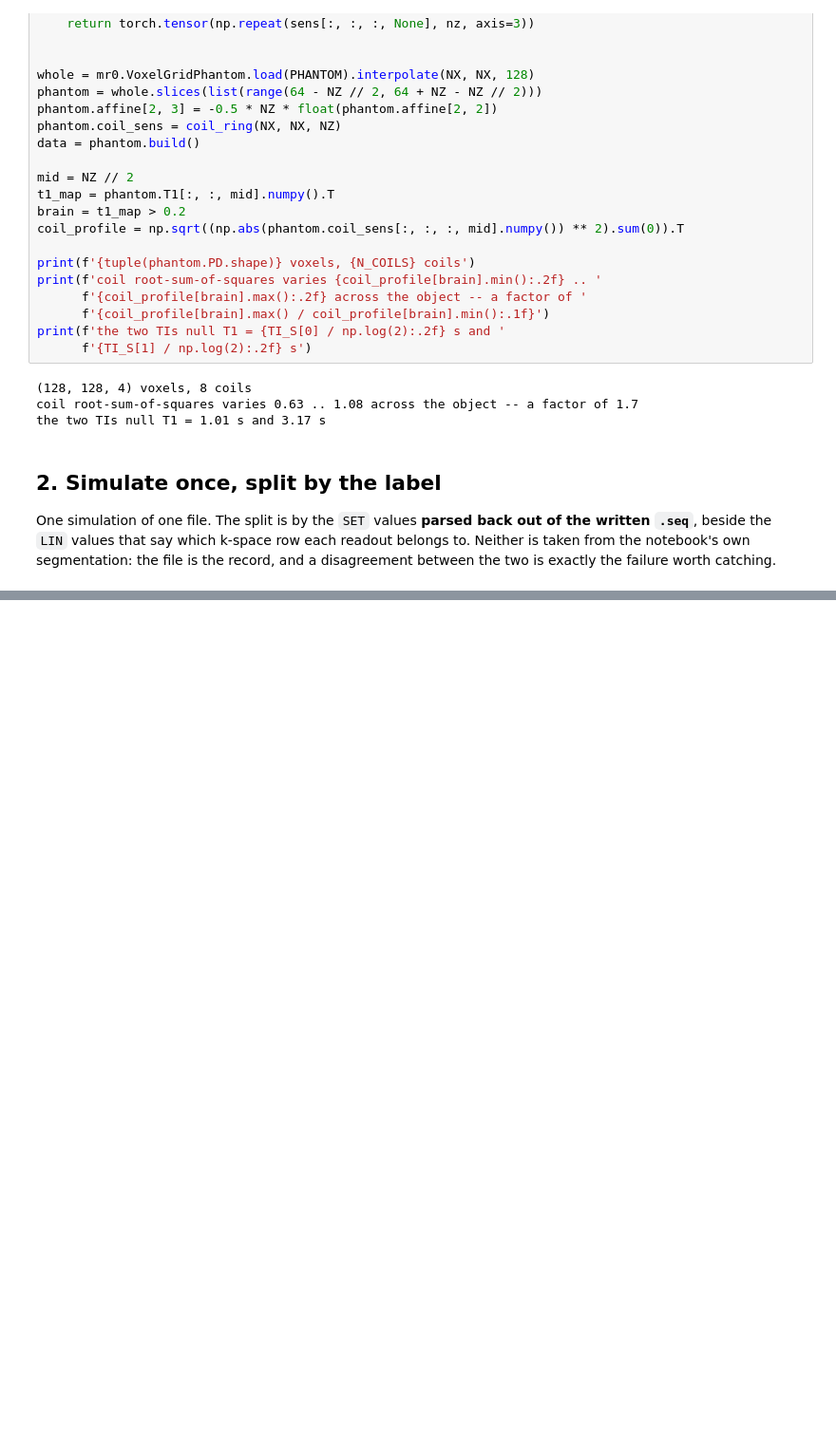
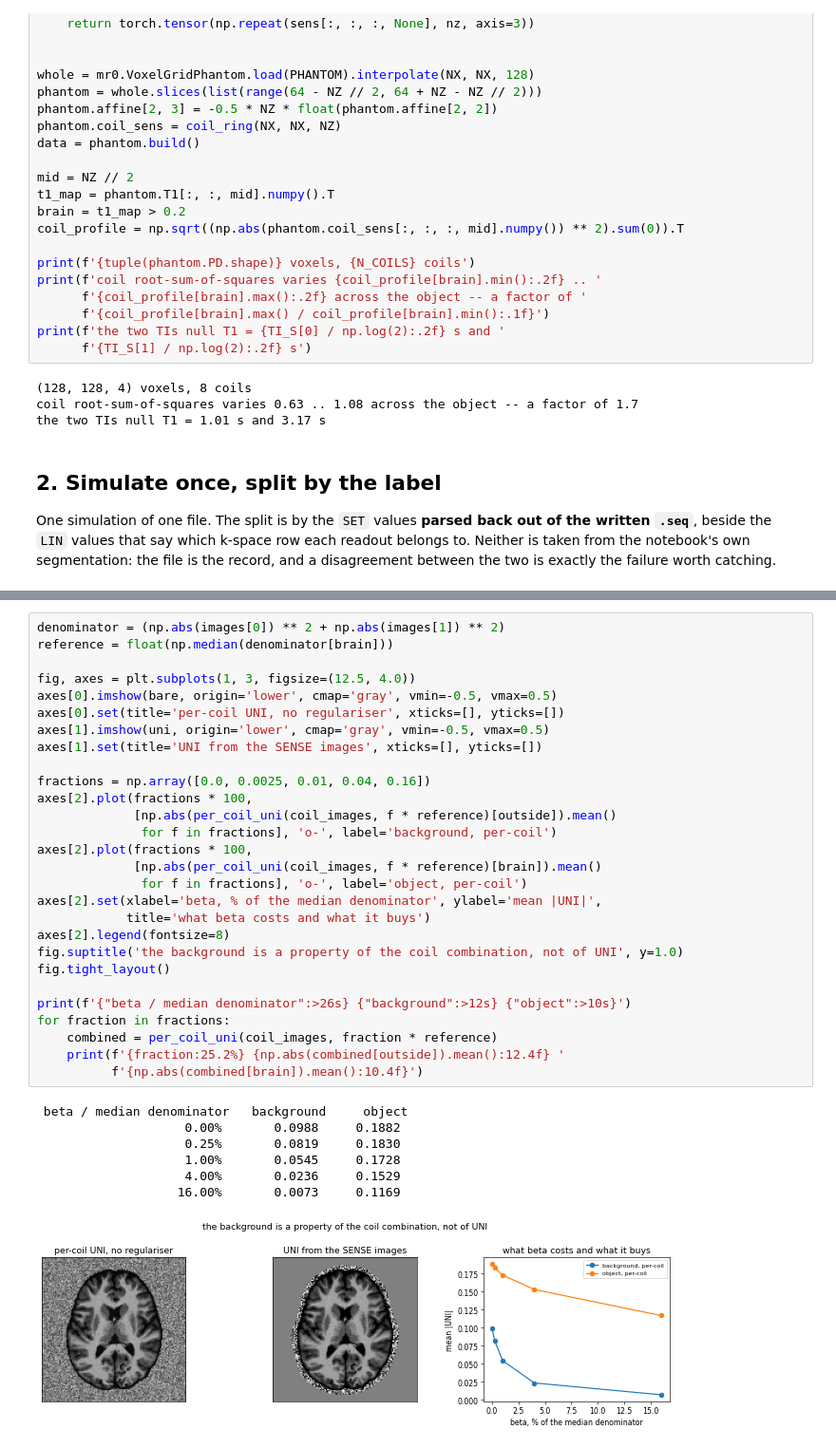
Before and after one commit to bughht/SeqCraft, a Jupyter notebook: examples/mp2rage_2d/02_simulate_and_reconstruct.ipynb, the cells around one changed output, grey strips where cells are left out. Shown at 95% size. Cells and saved outputs as stored; diff of their text form; blank space fills up the shorter version.

```diff
--- a/examples/mp2rage_2d/02_simulate_and_reconstruct.ipynb
+++ b/examples/mp2rage_2d/02_simulate_and_reconstruct.ipynb
@@ -292,0 +463,36 @@ fig.tight_layout()
+# %%
+denominator = (np.abs(images[0]) ** 2 + np.abs(images[1]) ** 2)
+reference = float(np.median(denominator[brain]))
+
+fig, axes = plt.subplots(1, 3, figsize=(12.5, 4.0))
+axes[0].imshow(bare, origin='lower', cmap='gray', vmin=-0.5, vmax=0.5)
+axes[0].set(title='per-coil UNI, no regulariser', xticks=[], yticks=[])
+axes[1].imshow(uni, origin='lower', cmap='gray', vmin=-0.5, vmax=0.5)
+axes[1].set(title='UNI from the SENSE images', xticks=[], yticks=[])
+
+fractions = np.array([0.0, 0.0025, 0.01, 0.04, 0.16])
+axes[2].plot(fractions * 100,
+             [np.abs(per_coil_uni(coil_images, f * reference)[outside]).mean()
+              for f in fractions], 'o-', label='background, per-coil')
+axes[2].plot(fractions * 100,
+             [np.abs(per_coil_uni(coil_images, f * reference)[brain]).mean()
+              for f in fractions], 'o-', label='object, per-coil')
+axes[2].set(xlabel='beta, % of the median denominator', ylabel='mean |UNI|',
+            title='what beta costs and what it buys')
+axes[2].legend(fontsize=8)
+fig.suptitle('the background is a property of the coil combination, not of UNI', y=1.0)
+fig.tight_layout()
+
+print(f'{"beta / median denominator":>26s} {"background":>12s} {"object":>10s}')
+for fraction in fractions:
+    combined = per_coil_uni(coil_images, fraction * reference)
+    print(f'{fraction:25.2%} {np.abs(combined[outside]).mean():12.4f} '
+          f'{np.abs(combined[brain]).mean():10.4f}')
+# %% [output]
+ beta / median denominator   background     object
+                    0.00%       0.0988     0.1882
+                    0.25%       0.0819     0.1830
+                    1.00%       0.0545     0.1728
+                    4.00%       0.0236     0.1529
+                   16.00%       0.0073     0.1169
+[figure, added]
```
Also changed, not shown: parts of 16 cells of this notebook, 2 other files.
